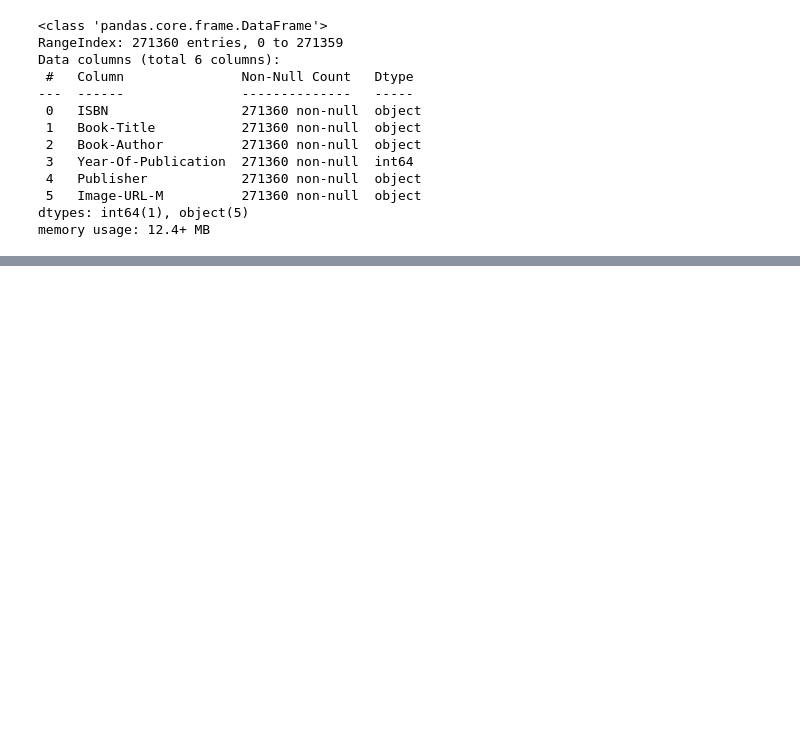
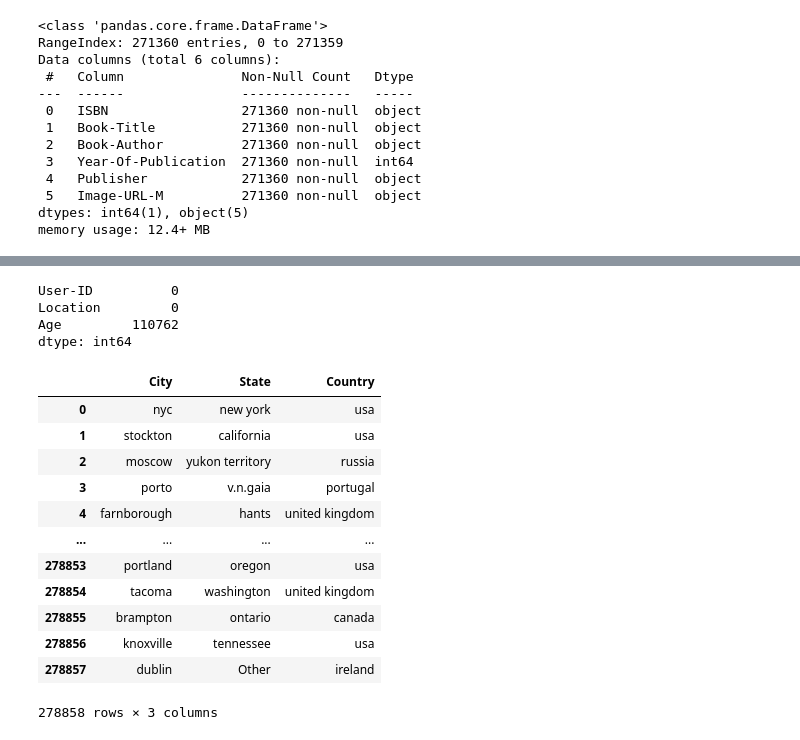
Before and after one commit to harshita-jaiswal/FindYourNextBook, a Jupyter notebook: Recommendations.ipynb, the cells around one changed output, grey strips where cells are left out. Cells and saved outputs as stored; diff of their text form; code cells hidden in the pictures; blank space fills up the shorter version.

```diff
--- a/Recommendations.ipynb
+++ b/Recommendations.ipynb
@@ -144,0 +157,62 @@ memory usage: 12.4+ MB
+# %%
+#number of missing values in users dataset
+missing_users_count = df_users.isnull().sum()
+print(missing_users_count)
+# %% [output]
+User-ID          0
+Location         0
+Age         110762
+dtype: int64
+# %%
+#splitting location into city, state and country
+locations_list = df_users.Location.str.split(', ')
+location_count = len(locations_list)
+cities_list = []
+states_list = []
+countries_list = []
+for location in range(0, location_count):
+    if locations_list[location][0] == '' or locations_list[location][0] == 'n/a' or locations_list[location][0] == ' ':
+        cities_list.append('Other')
+    else:
+        cities_list.append(locations_list[location][0])
+
+    if (len(locations_list[location]) < 2):
+        states_list.append('Other')
+        countries_list.append('Other')
+
+    else:
+        if locations_list[location][1] == '' or locations_list[location][1] == 'n/a' or locations_list[location][1] == ' ':
+            states_list.append('Other')
+        else:
+            states_list.append(locations_list[location][1])
+
+        if (len(locations_list[location]) < 3):
+            countries_list.append('Other')
+
+        else:
+            if locations_list[location][2] == '' or locations_list[location][2] == 'n/a' or locations_list[location][2] == ' ':
+                countries_list.append('Other')
+            else:
+                countries_list.append(locations_list[location][2])
+# %%
+#creating location dataframes
+df_city = pd.DataFrame(cities_list, columns=['City'])
+df_state = pd.DataFrame(states_list, columns = ['State'])
+df_country = pd.DataFrame(countries_list, columns =['Country'])
+
+df_location = pd.concat([df_city, df_state, df_country], axis=1)
+df_location
+# %% [output]
+|  | City | State | Country |
+| 0 | nyc | new york | usa |
+| 1 | stockton | california | usa |
+| 2 | moscow | yukon territory | russia |
+| 3 | porto | v.n.gaia | portugal |
+| 4 | farnborough | hants | united kingdom |
+| ... | ... | ... | ... |
+| 278853 | portland | oregon | usa |
+| 278854 | tacoma | washington | united kingdom |
+| 278855 | brampton | ontario | canada |
+| 278856 | knoxville | tennessee | usa |
+| 278857 | dublin | Other | ireland |
+278858 rows × 3 columns
```
Also changed, not shown: parts of 23 cells of this notebook.
